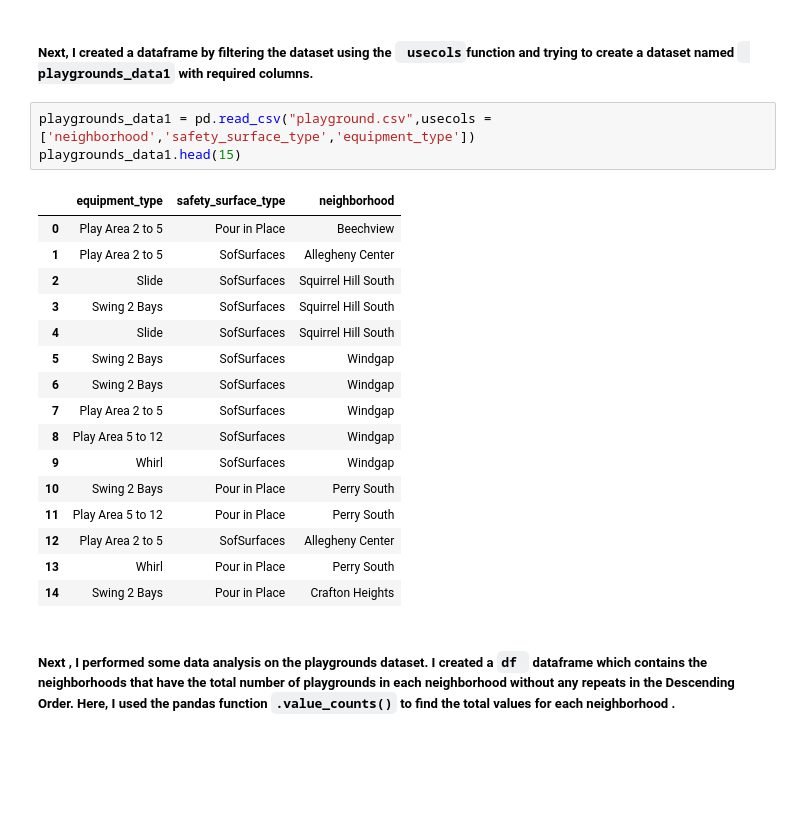
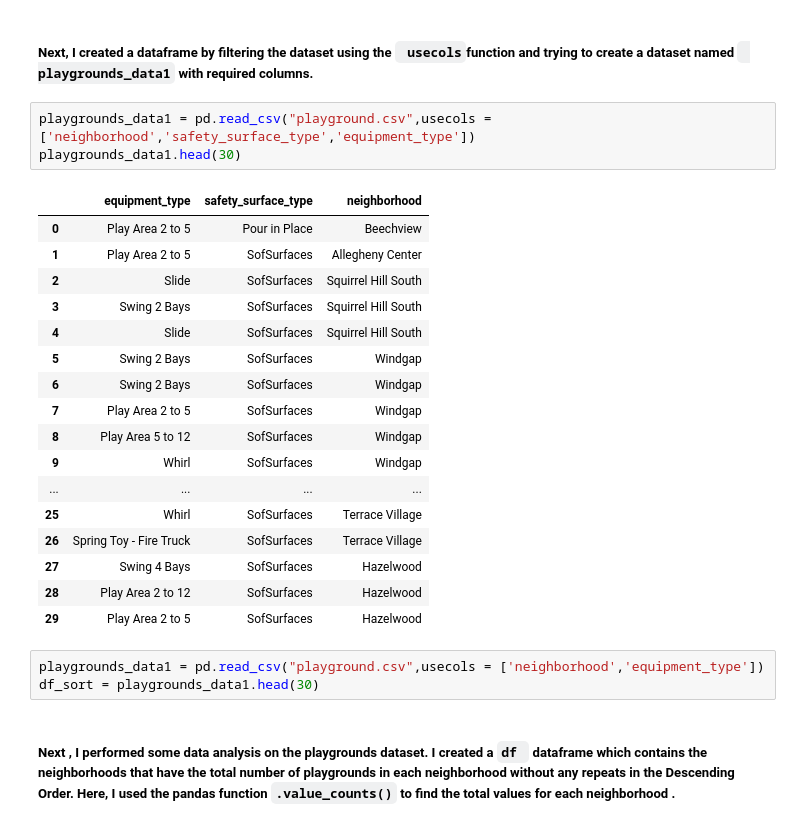
Before and after one commit to Roma-Reddy/Cmpinf0010FinalProject, a Jupyter notebook: Roma_Final_Notebook.ipynb, the cells around one changed output. Saved outputs shown, nothing was run; the diff lists cells and outputs as text; blank space fills up the shorter version.

```diff
--- a/Roma_Final_Notebook.ipynb
+++ b/Roma_Final_Notebook.ipynb
@@ -30,24 +30,28 @@ playgrounds_data.head(10)
 ##### Next, I created a dataframe by filtering the dataset using the ` usecols`function and trying to create a dataset named ` playgrounds_data1` with required columns.
 # %%
 playgrounds_data1 = pd.read_csv("playground.csv",usecols = ['neighborhood','safety_surface_type','equipment_type'])
-playgrounds_data1.head(15)
+playgrounds_data1.head(30)
 # %% [output]
 |  | equipment_type | safety_surface_type | neighborhood |
 | 0 | Play Area 2 to 5 | Pour in Place | Beechview |
 | 1 | Play Area 2 to 5 | SofSurfaces | Allegheny Center |
 | 2 | Slide | SofSurfaces | Squirrel Hill South |
 | 3 | Swing 2 Bays | SofSurfaces | Squirrel Hill South |
 | 4 | Slide | SofSurfaces | Squirrel Hill South |
 | 5 | Swing 2 Bays | SofSurfaces | Windgap |
 | 6 | Swing 2 Bays | SofSurfaces | Windgap |
 | 7 | Play Area 2 to 5 | SofSurfaces | Windgap |
 | 8 | Play Area 5 to 12 | SofSurfaces | Windgap |
 | 9 | Whirl | SofSurfaces | Windgap |
-| 10 | Swing 2 Bays | Pour in Place | Perry South |
-| 11 | Play Area 5 to 12 | Pour in Place | Perry South |
-| 12 | Play Area 2 to 5 | SofSurfaces | Allegheny Center |
-| 13 | Whirl | Pour in Place | Perry South |
-| 14 | Swing 2 Bays | Pour in Place | Crafton Heights |
+| ... | ... | ... | ... |
+| 25 | Whirl | SofSurfaces | Terrace Village |
+| 26 | Spring Toy - Fire Truck | SofSurfaces | Terrace Village |
+| 27 | Swing 4 Bays | SofSurfaces | Hazelwood |
+| 28 | Play Area 2 to 12 | SofSurfaces | Hazelwood |
+| 29 | Play Area 2 to 5 | SofSurfaces | Hazelwood |
+# %%
+playgrounds_data1 = pd.read_csv("playground.csv",usecols = ['neighborhood','equipment_type'])
+df_sort = playgrounds_data1.head(30)
 # %% [markdown]
 ##### Next , I performed some data analysis on the playgrounds dataset. I created a `df ` dataframe which contains the neighborhoods that have the total number of playgrounds in each neighborhood without any repeats in the Descending Order. Here, I used the pandas function `.value_counts()` to find the total values for each neighborhood .
 # %%
```
Also changed, not shown: parts of 5 cells of this notebook.
